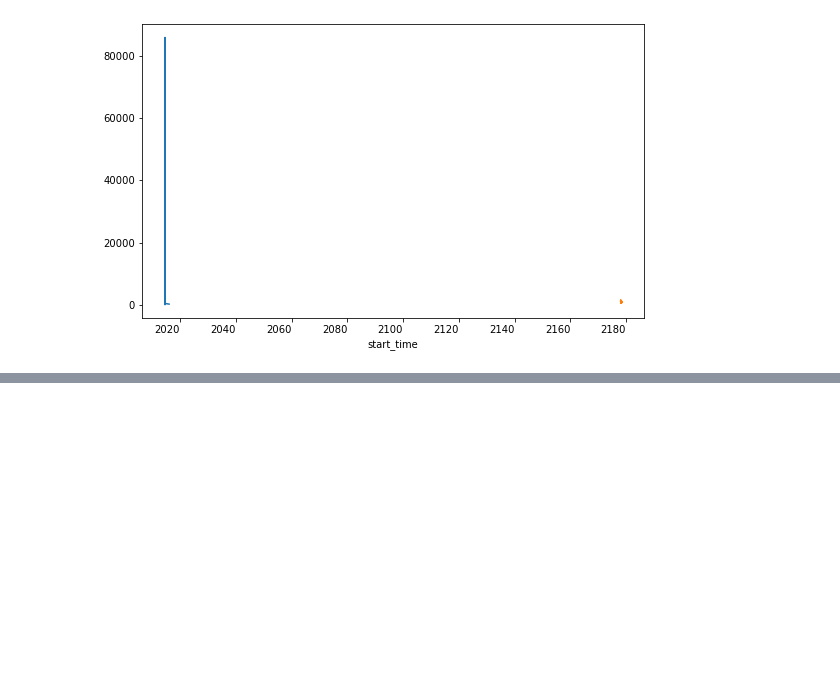
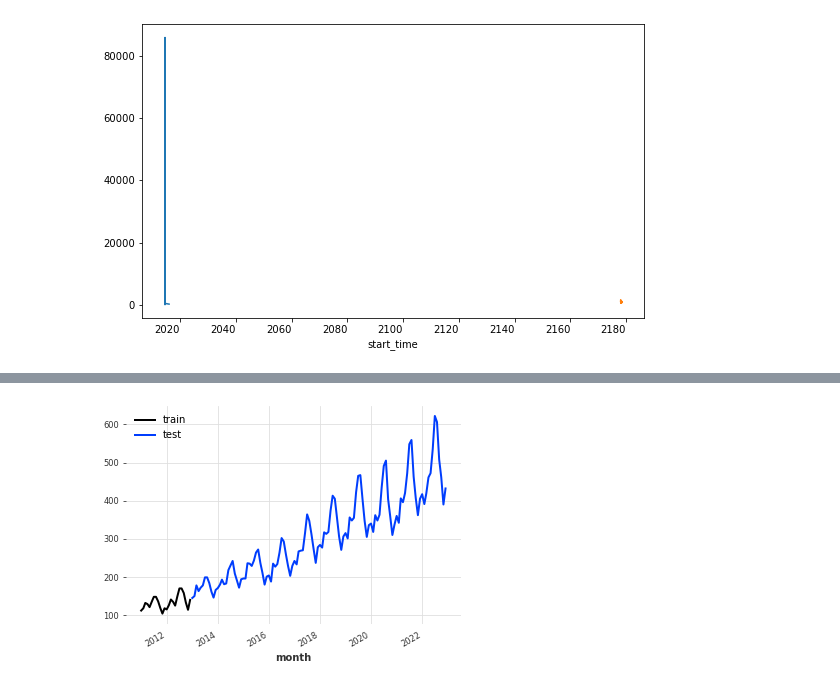
Before and after one commit to astrodestroyergithub/Divvy-Bike-Share, a Jupyter notebook: CODE/exponential_smoothing.ipynb, the cells around one changed output, grey strips where cells are left out. Saved outputs shown, nothing was run; the diff lists cells and outputs as text; code cells hidden in the pictures; blank space fills up the shorter version.

```diff
--- a/CODE/exponential_smoothing.ipynb
+++ b/CODE/exponential_smoothing.ipynb
@@ -64,0 +106,7 @@ predictions2.plot()
+# %%
+train, test = series[:-120], series[-120:]
+
+train.plot(label='train')
+test.plot(label='test')
+# %% [output]
+[figure, added]
```
Also changed, not shown: parts of 24 cells of this notebook, 1 other file.
